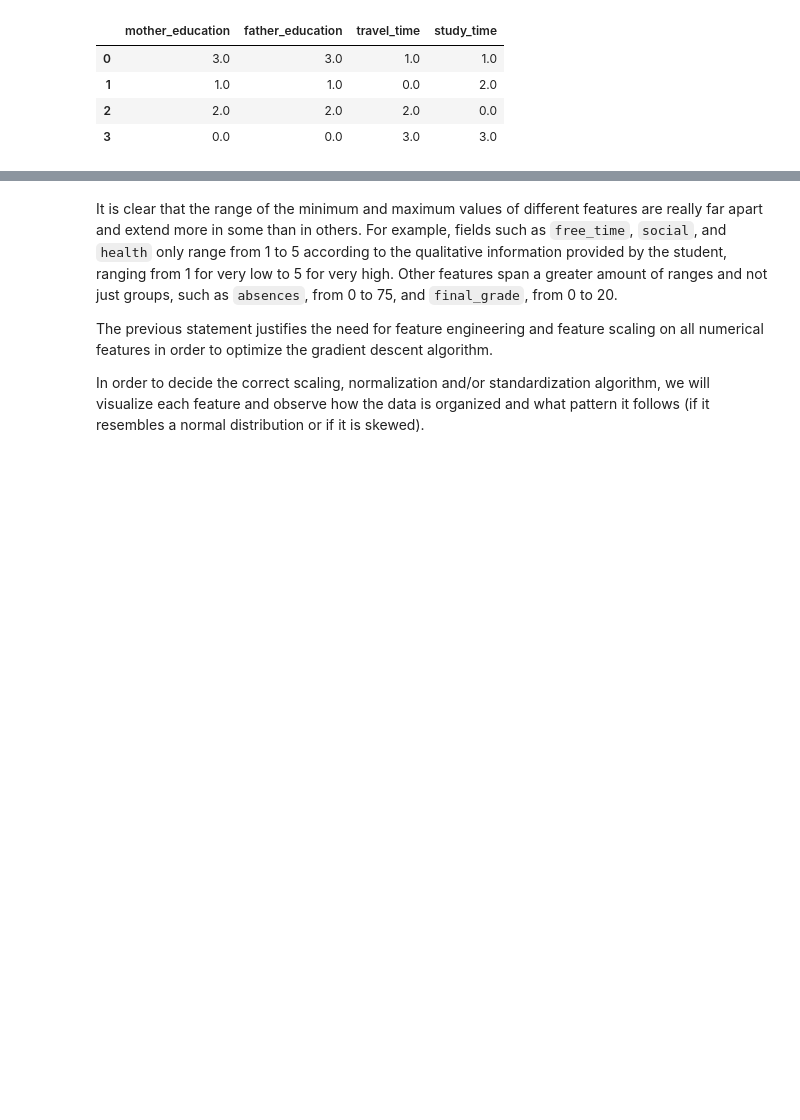
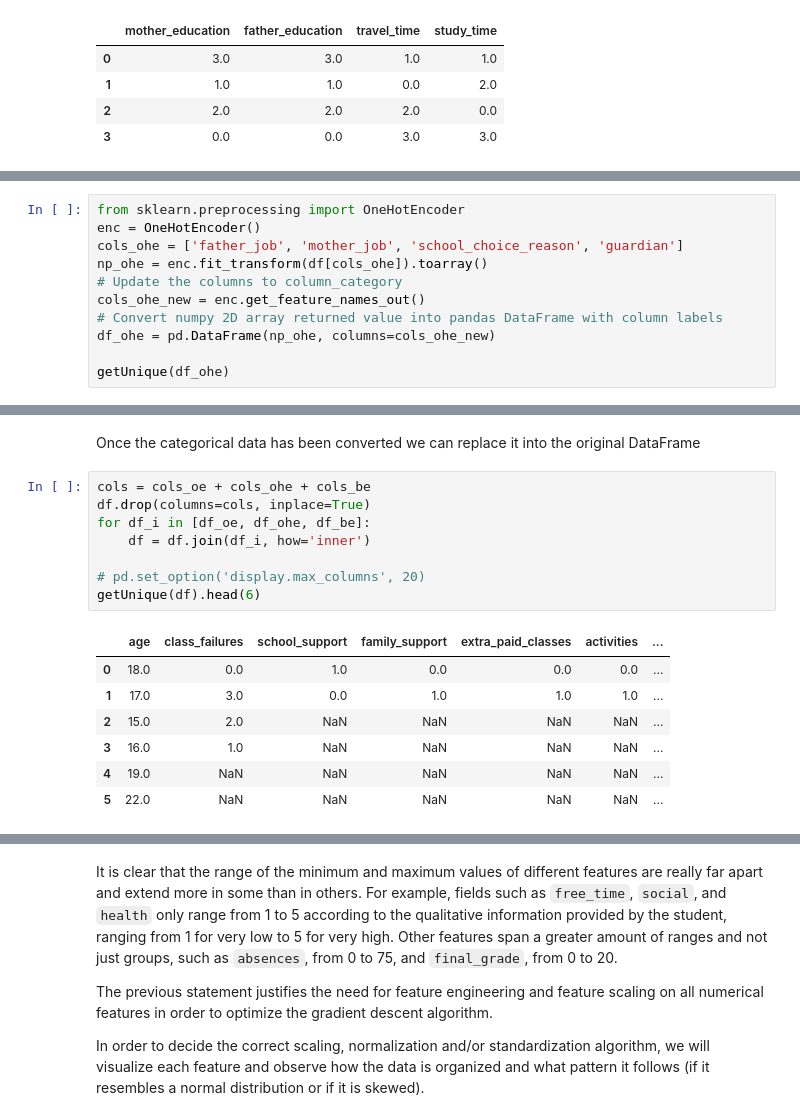
Before and after one commit to ferDMS/MOOCS, a Jupyter notebook: Supervised Machine Learning Regression and Classification/cw2.ipynb, the cells around one changed output, grey strips where cells are left out. Drawn from its saved outputs; the diff is of its cells as text; blank space fills up the shorter version.

```diff
--- a/Supervised Machine Learning Regression and Classification/cw2.ipynb
+++ b/Supervised Machine Learning Regression and Classification/cw2.ipynb
@@ -232,0 +196,11 @@ max     75.000000   19.000000   19.000000    20.000000
+# %%
+from sklearn.preprocessing import OneHotEncoder
+enc = OneHotEncoder()
+cols_ohe = ['father_job', 'mother_job', 'school_choice_reason', 'guardian']
+np_ohe = enc.fit_transform(df[cols_ohe]).toarray()
+# Update the columns to column_category
+cols_ohe_new = enc.get_feature_names_out()
+# Convert numpy 2D array returned value into pandas DataFrame with column labels
+df_ohe = pd.DataFrame(np_ohe, columns=cols_ohe_new)
+
+getUnique(df_ohe)
@@ -232,0 +233,18 @@ max     75.000000   19.000000   19.000000    20.000000
+# %% [markdown]
+Once the categorical data has been converted we can replace it into the original DataFrame
+# %%
+cols = cols_oe + cols_ohe + cols_be
+df.drop(columns=cols, inplace=True)
+for df_i in [df_oe, df_ohe, df_be]:
+    df = df.join(df_i, how='inner')
+
+# pd.set_option('display.max_columns', 20)
+getUnique(df).head(6)
+# %% [output]
+|  | age | class_failures | school_support | family_support | extra_paid_classes | activities | ... |
+| 0 | 18.0 | 0.0 | 1.0 | 0.0 | 0.0 | 0.0 | ... |
+| 1 | 17.0 | 3.0 | 0.0 | 1.0 | 1.0 | 1.0 | ... |
+| 2 | 15.0 | 2.0 | NaN | NaN | NaN | NaN | ... |
+| 3 | 16.0 | 1.0 | NaN | NaN | NaN | NaN | ... |
+| 4 | 19.0 | NaN | NaN | NaN | NaN | NaN | ... |
+| 5 | 22.0 | NaN | NaN | NaN | NaN | NaN | ... |
```
Also changed, not shown: parts of 20 cells of this notebook.
